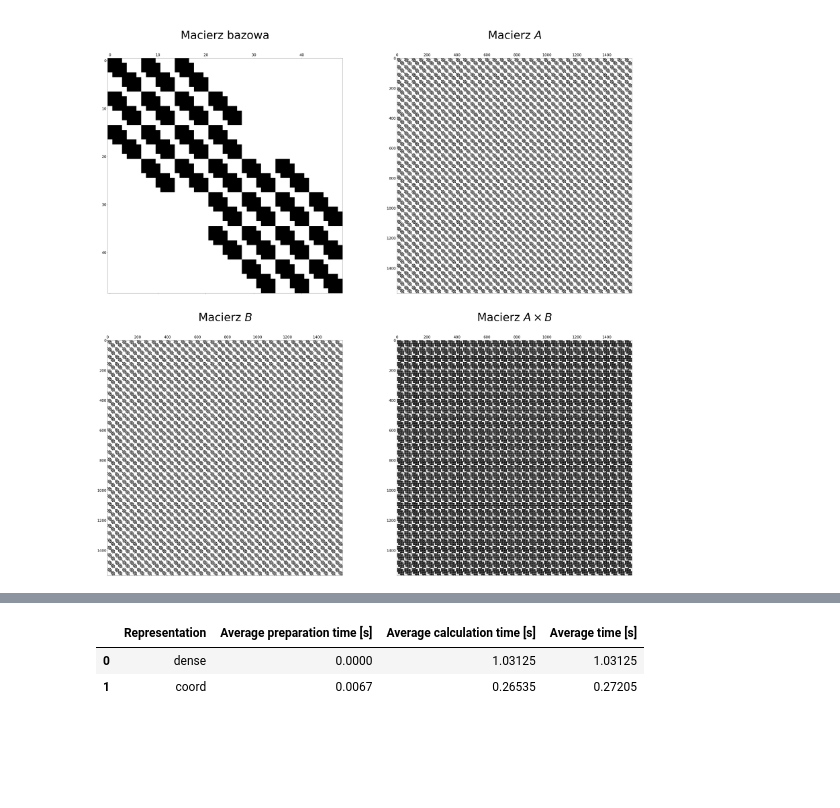
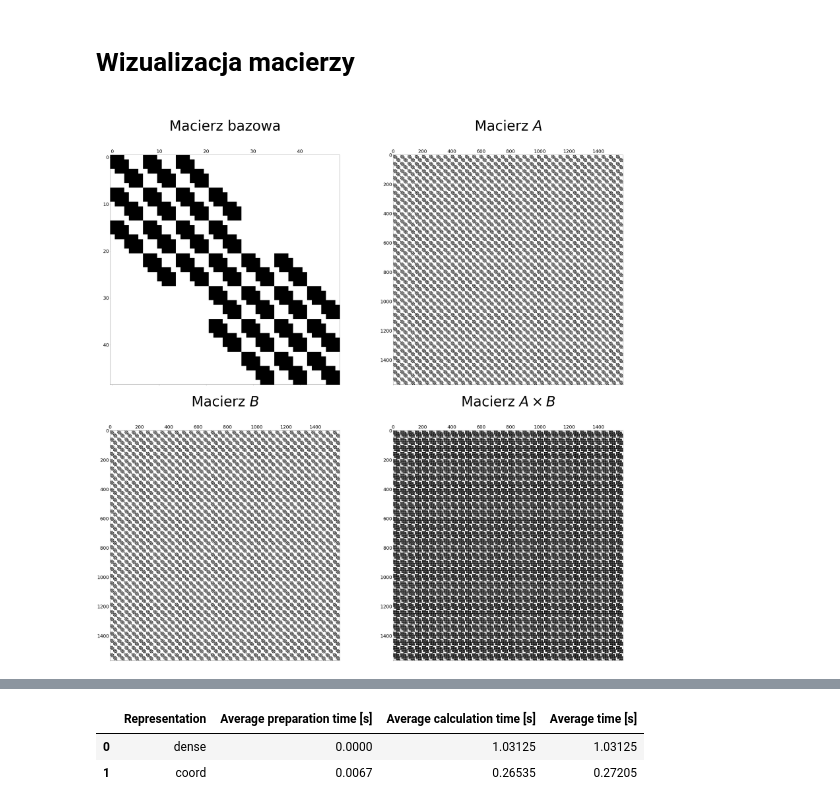
Before and after one commit to anuar2k/AM-2021, a Jupyter notebook: lab03/lab03.ipynb, the cells around one changed output, grey strips where cells are left out. Cells and saved outputs as stored; diff of their text form; code cells hidden in the pictures; blank space fills up the shorter version.

```diff
--- a/lab03/lab03.ipynb
+++ b/lab03/lab03.ipynb
@@ -19,19 +36,21 @@ A = generate_matrix(q)
 B = A
 AxB = A@B
 T = load_base_matrix()
+# %% [markdown]
+# Wizualizacja macierzy
 # %%
 fig, axs = plt.subplots(2, 2, figsize = (60, 60))
 axs = axs.flatten()
 
 matrices = [T, A, B, AxB]
 titles = ['Macierz bazowa', 'Macierz $A$', 'Macierz $B$', 'Macierz $A \\times B$']
 
 
 for ax, matrix, title in zip(axs, matrices, titles):
     ax.spy(matrix)
-    ax.set_title(f'\n{title}\n', fontsize=70)
-    ax.tick_params(axis='both', labelsize=23)
+    ax.set_title(f'\n{title}\n', fontsize=90)
+    ax.tick_params(axis='both', labelsize=30)
 
 plt.show()
 # %% [output]
-[figure, old version]
+[figure, new version]
```
Also changed, not shown: parts of 10 cells of this notebook.
